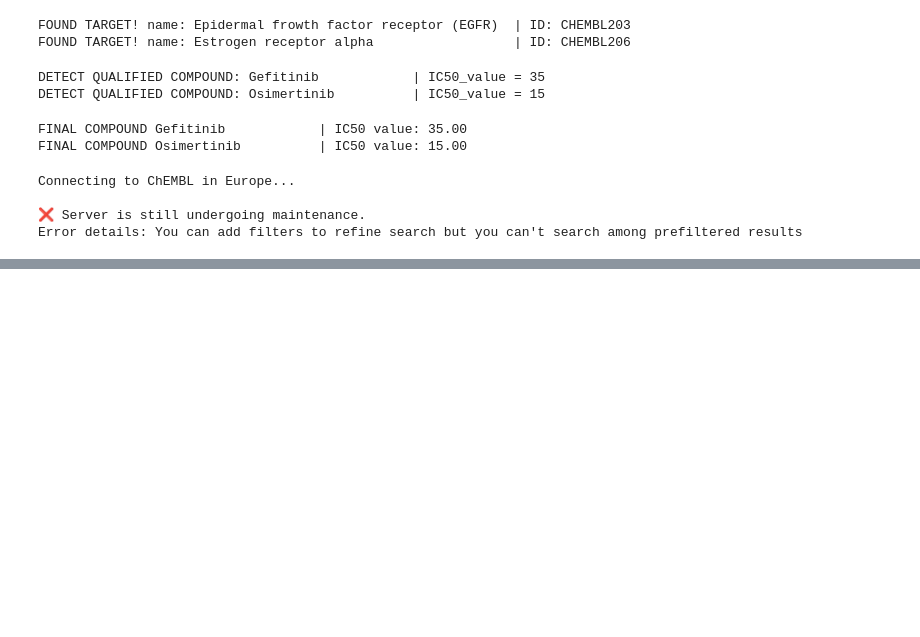
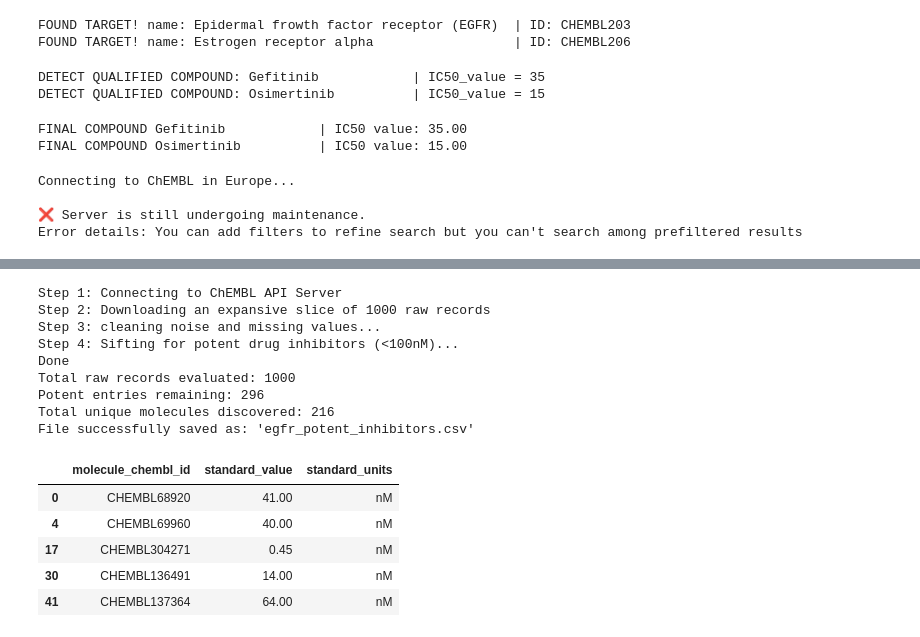
Before and after one commit to dhdhoan12/computational-pharmacy-journey, a Jupyter notebook: 03_target_scrapers.ipynb, the cells around one changed output, grey strips where cells are left out. Saved outputs shown, nothing was run; the diff lists cells and outputs as text; code cells hidden in the pictures; blank space fills up the shorter version.

```diff
--- a/03_target_scrapers.ipynb
+++ b/03_target_scrapers.ipynb
@@ -204,0 +343,45 @@ Error details: You can add filters to refine search but you can't search among p
+# %%
+import pandas as pd
+from chembl_webresource_client.new_client import new_client
+
+print("Step 1: Connecting to ChEMBL API Server")
+activities = new_client.activity
+raw_query = activities.filter(target_chembl_id = "CHEMBL203").filter(standard_type = "IC50")
+
+print("Step 2: Downloading an expansive slice of 1000 raw records")
+egfr_large_list = list(raw_query[:1000])
+df_raw = pd.DataFrame(egfr_large_list)
+
+print("Step 3: cleaning noise and missing values...")
+df_subset = df_raw[['molecule_chembl_id', 'standard_value', 'standard_units']].copy()
+df_clean = df_subset.dropna(subset=['standard_value']).copy()
+df_clean['standard_value'] = pd.to_numeric(df_clean['standard_value'])
+
+print("Step 4: Sifting for potent drug inhibitors (<100nM)... ")
+potent_compounds = df_clean[df_clean['standard_value'] < 100]
+# Deduplicate
+unique_count = potent_compounds['molecule_chembl_id'].nunique()
+print("Done")
+print(f"Total raw records evaluated: {len(df_raw)}")
+print(f"Potent entries remaining: {len(potent_compounds)}")
+print(f"Total unique molecules discovered: {unique_count}")
+
+potent_compounds.to_csv("egfr_potent_inhibitors.csv", index = False)
+print("File successfully saved as: 'egfr_potent_inhibitors.csv' ")
+potent_compounds.head()
+# %% [output]
+Step 1: Connecting to ChEMBL API Server
+Step 2: Downloading an expansive slice of 1000 raw records
+Step 3: cleaning noise and missing values...
+Step 4: Sifting for potent drug inhibitors (<100nM)...
+Done
+Total raw records evaluated: 1000
+Potent entries remaining: 296
+Total unique molecules discovered: 216
+File successfully saved as: 'egfr_potent_inhibitors.csv'
+|  | molecule_chembl_id | standard_value | standard_units |
+| 0 | CHEMBL68920 | 41.00 | nM |
+| 4 | CHEMBL69960 | 40.00 | nM |
+| 17 | CHEMBL304271 | 0.45 | nM |
+| 30 | CHEMBL136491 | 14.00 | nM |
+| 41 | CHEMBL137364 | 64.00 | nM |
```
Also changed, not shown: parts of 5 cells of this notebook, 2 other files.
